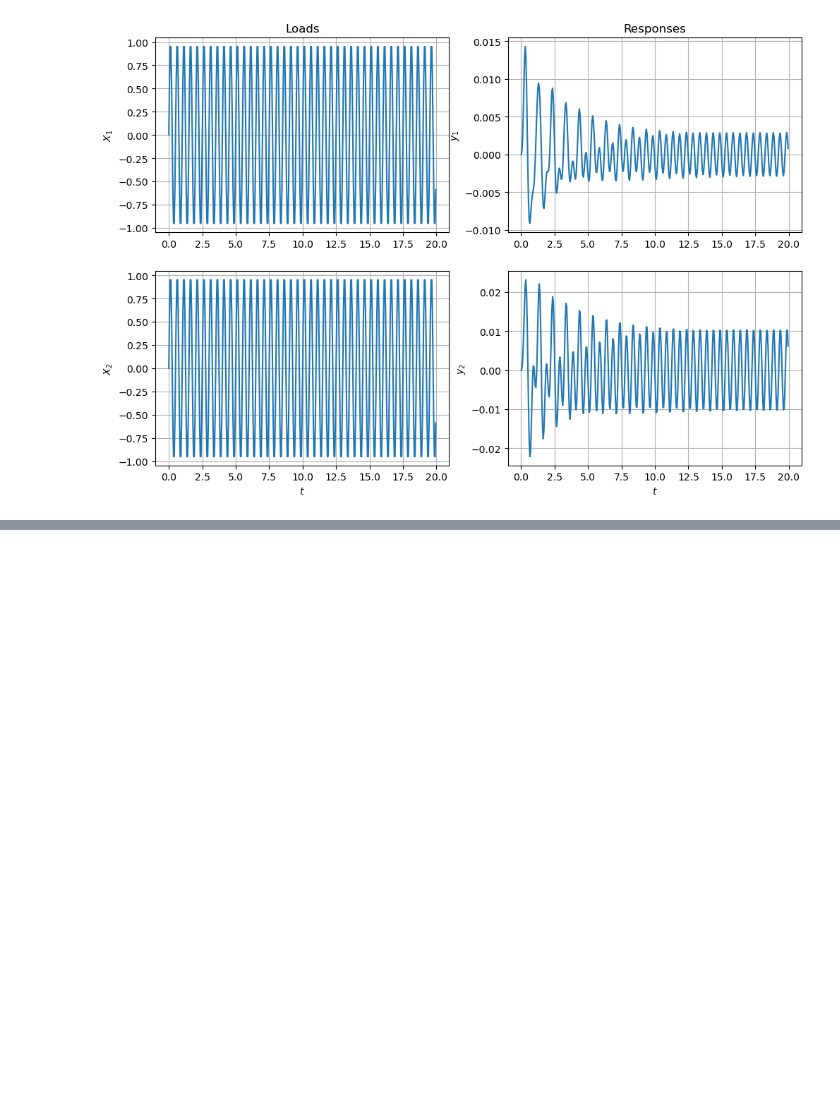
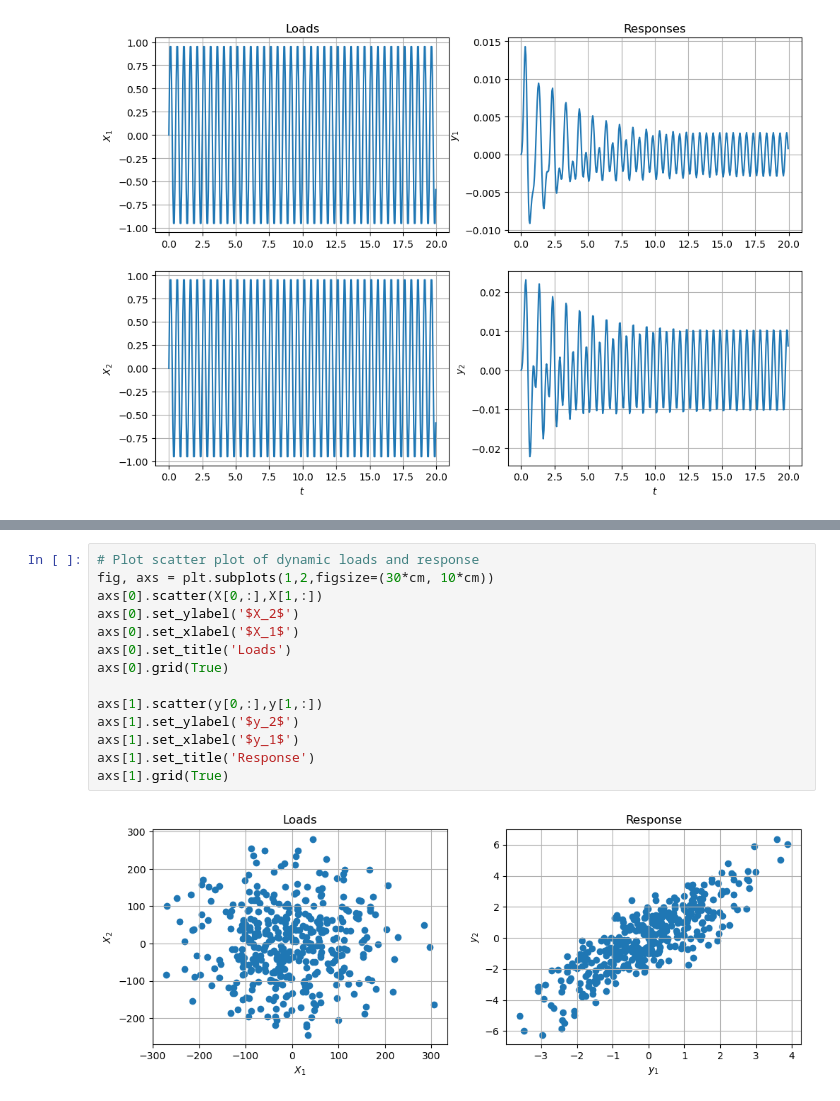
Before and after one commit to akselfenerci/TKT4108StructuralDynamics2, a Jupyter notebook: python/jupyterNotebooks/mdof_example.ipynb, the cells around one changed output, grey strips where cells are left out. Saved outputs shown, nothing was run; the diff lists cells and outputs as text; blank space fills up the shorter version.

```diff
--- a/python/jupyterNotebooks/mdof_example.ipynb
+++ b/python/jupyterNotebooks/mdof_example.ipynb
@@ -168,0 +171,16 @@ axs[1,1].grid(True)
+# %%
+# Plot scatter plot of dynamic loads and response
+fig, axs = plt.subplots(1,2,figsize=(30*cm, 10*cm))
+axs[0].scatter(X[0,:],X[1,:])
+axs[0].set_ylabel('$X_2$')
+axs[0].set_xlabel('$X_1$')
+axs[0].set_title('Loads')
+axs[0].grid(True)
+
+axs[1].scatter(y[0,:],y[1,:])
+axs[1].set_ylabel('$y_2$')
+axs[1].set_xlabel('$y_1$')
+axs[1].set_title('Response')
+axs[1].grid(True)
+# %% [output]
+[figure, added]
```
Also changed, not shown: parts of 3 cells of this notebook, 2 other files.
